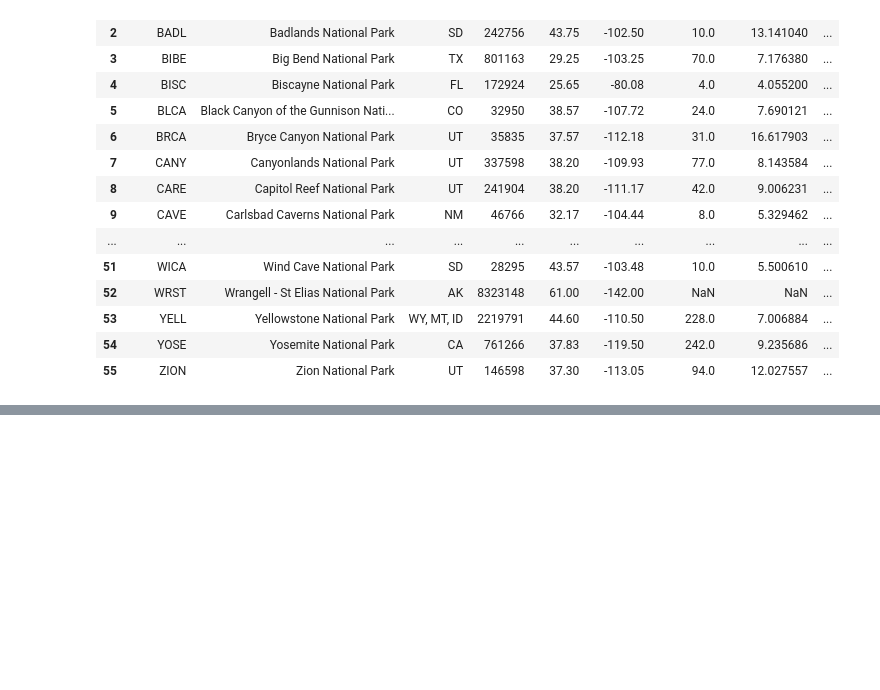
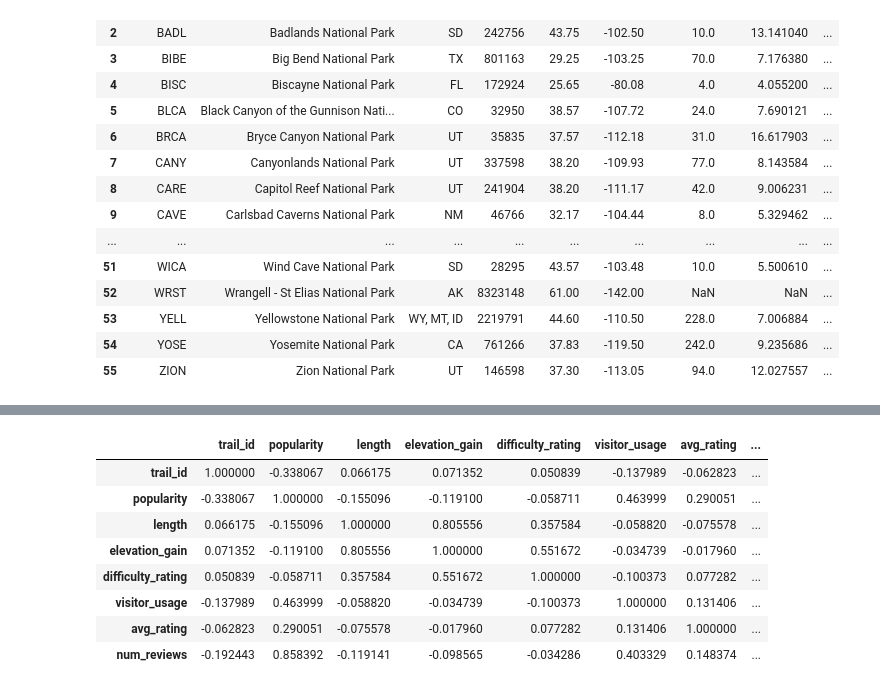
Before and after one commit to B-Stanley-0316/Nat_Parks_Project, a Jupyter notebook: clean_data.ipynb, the cells around one changed output, grey strips where cells are left out. Drawn from its saved outputs; the diff is of its cells as text; code cells hidden in the pictures; blank space fills up the shorter version.

```diff
--- a/clean_data.ipynb
+++ b/clean_data.ipynb
@@ -559,3 +619,19 @@ See the caveats in the documentation: https://pandas.pydata.org/pandas-docs/stab
 # %%
 merged_parks_bio_data_to_load = "./Resources/parks_pop_bio.csv"
 merged_parks_bio_df.to_csv(merged_parks_bio_data_to_load, index=False)
+# %%
+# Adding # of trails per acre, total milage of park, bin of ratings (0-5), percentage of 5 star ratings,
+# api call yelp and add park popularity/rating
+
+# look at correlation b/t columns
+trails_final_df.corr()
+# %% [output]
+|  | trail_id | popularity | length | elevation_gain | difficulty_rating | visitor_usage | avg_rating | ... |
+| trail_id | 1.000000 | -0.338067 | 0.066175 | 0.071352 | 0.050839 | -0.137989 | -0.062823 | ... |
+| popularity | -0.338067 | 1.000000 | -0.155096 | -0.119100 | -0.058711 | 0.463999 | 0.290051 | ... |
+| length | 0.066175 | -0.155096 | 1.000000 | 0.805556 | 0.357584 | -0.058820 | -0.075578 | ... |
+| elevation_gain | 0.071352 | -0.119100 | 0.805556 | 1.000000 | 0.551672 | -0.034739 | -0.017960 | ... |
+| difficulty_rating | 0.050839 | -0.058711 | 0.357584 | 0.551672 | 1.000000 | -0.100373 | 0.077282 | ... |
+| visitor_usage | -0.137989 | 0.463999 | -0.058820 | -0.034739 | -0.100373 | 1.000000 | 0.131406 | ... |
+| avg_rating | -0.062823 | 0.290051 | -0.075578 | -0.017960 | 0.077282 | 0.131406 | 1.000000 | ... |
+| num_reviews | -0.192443 | 0.858392 | -0.119141 | -0.098565 | -0.034286 | 0.403329 | 0.148374 | ... |
```
Also changed, not shown: parts of 11 cells of this notebook, 1 other file.
